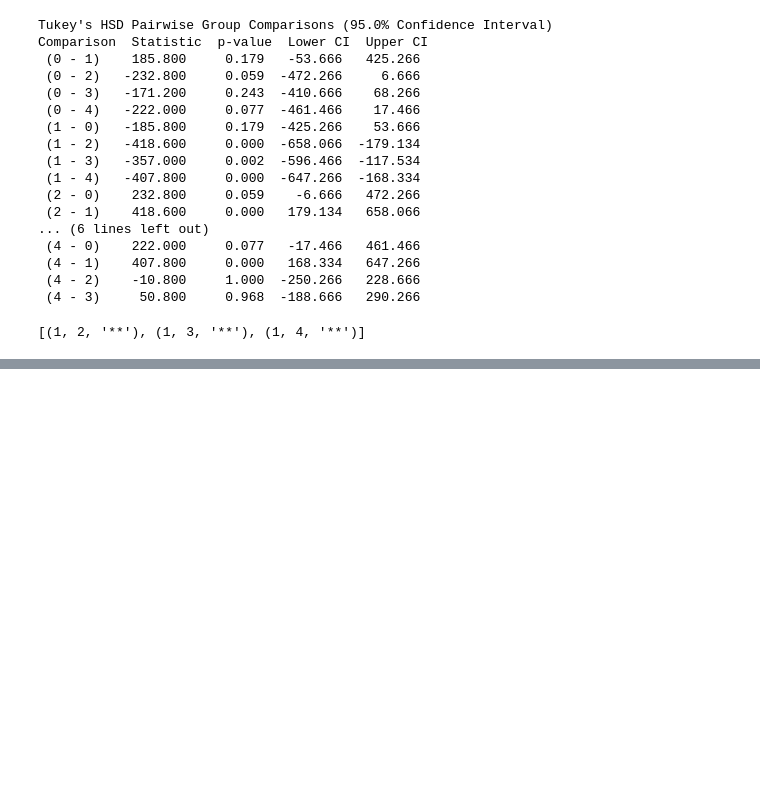
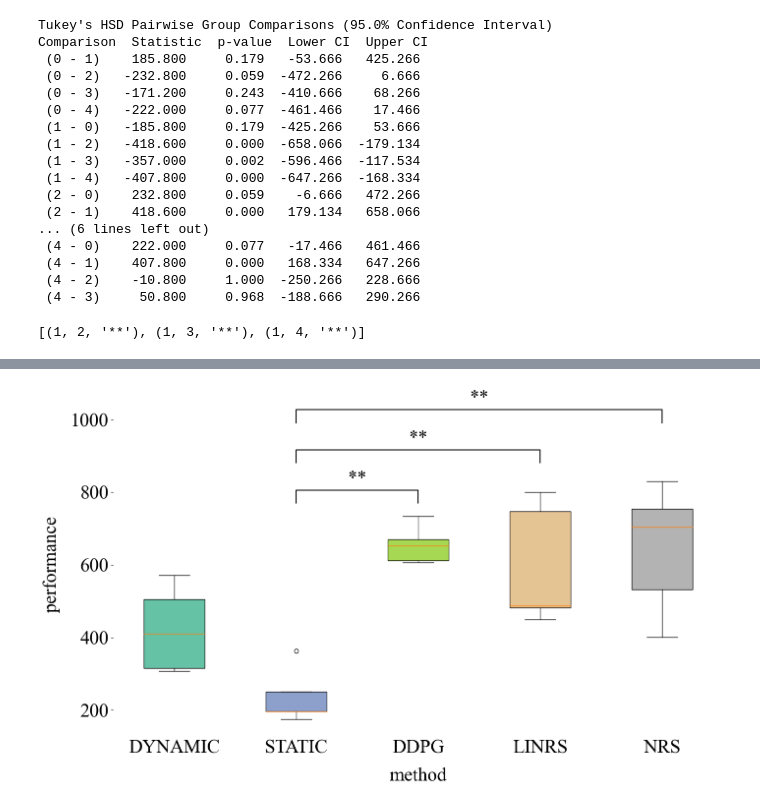
Before and after one commit to takato86/vistats, a Jupyter notebook: examples/scipy_connect_example.ipynb, the cells around one changed output, grey strips where cells are left out. Saved outputs shown, nothing was run; the diff lists cells and outputs as text; code cells hidden in the pictures; blank space fills up the shorter version.

```diff
--- a/examples/scipy_connect_example.ipynb
+++ b/examples/scipy_connect_example.ipynb
@@ -150,2 +174,26 @@ plt.savefig('./out/multiple_comparison')
 # %% [output]
 [figure]
+# %%
+from scipy import stats
+from matplotlib import cbook
+from vistats import boxplot_annotate_brackets
+fig, ax = plt.subplots(figsize=(16, 9))
+cmap = sns.color_palette("Set2", as_cmap=True)
+
+plt.gca().spines['right'].set_visible(False)
+plt.gca().spines['top'].set_visible(False)
+plt.gca().spines['left'].set_visible(False)
+plt.gca().spines['bottom'].set_visible(False)
+plt.tick_params(bottom=False, labelsize=28)
+plt.rcParams["font.family"] = "Times New Roman"
+bplot = plt.boxplot(data_df.values, labels=data_df.columns.tolist(), patch_artist=True)
+boxplot_annotate_brackets(asterisk_tuples, data_df.values, fs=28)
+
+for box, sample_cmap in zip(bplot['boxes'], cmap.resampled(len(bplot['boxes'])).colors):
+    box.set_facecolor(sample_cmap)
+
+plt.ylabel("performance", labelpad=15, fontsize=28)
+plt.xlabel("method", labelpad=15, fontsize=28)
+plt.savefig('./out/multiple_comparison_boxplot')
+# %% [output]
+[figure, added]
```
Also changed, not shown: parts of 5 cells of this notebook, 8 other files.
